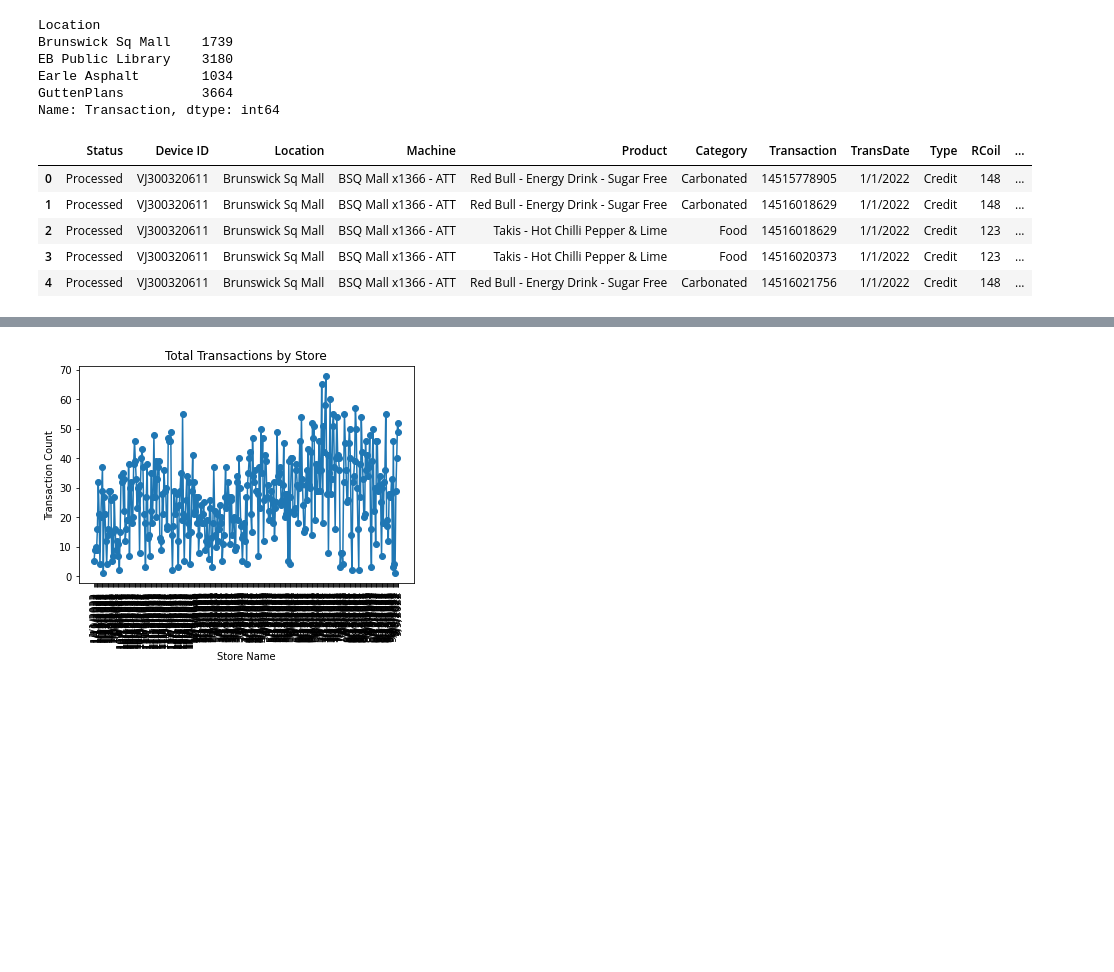
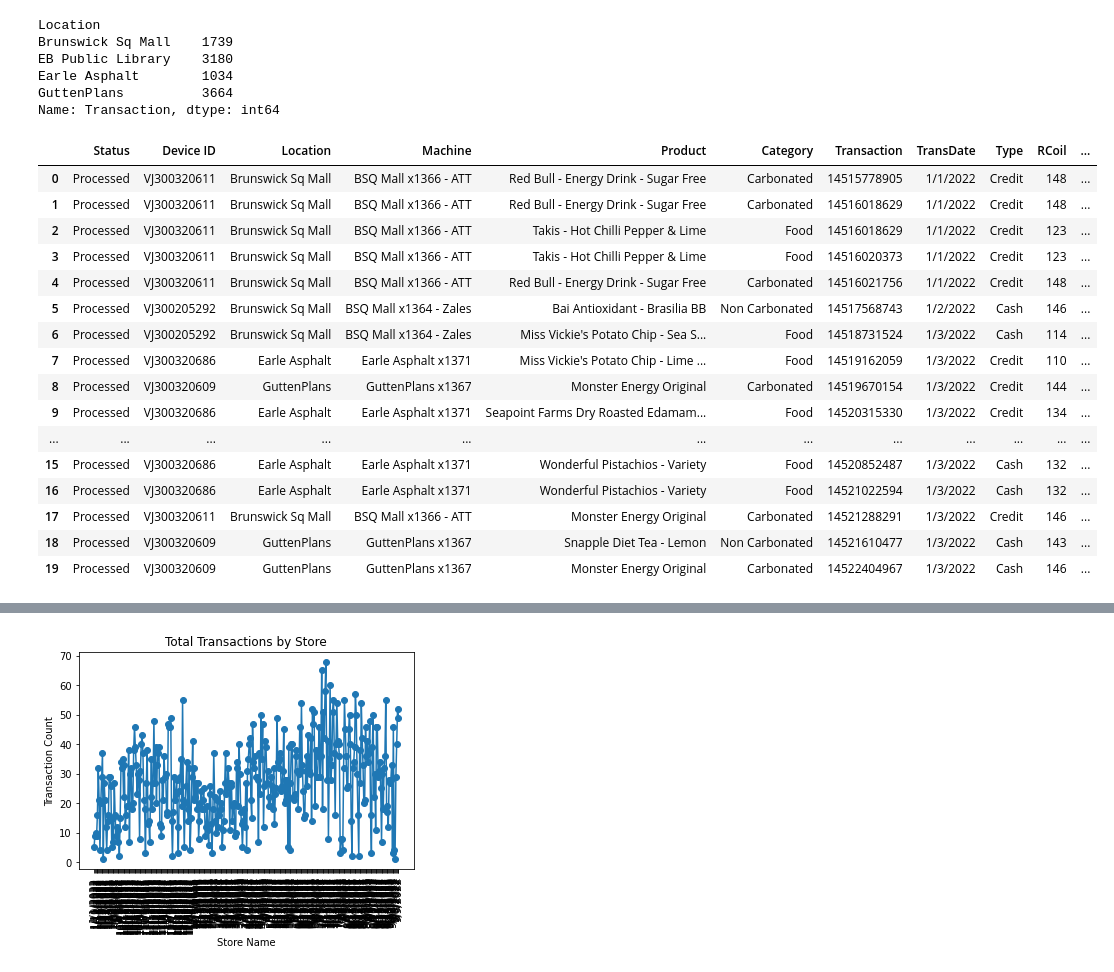
Before and after one commit to tomweinandy/AIinPowerBI, a Jupyter notebook: clean_vending_data.ipynb, the cells around one changed output, grey strips where cells are left out. Cells and saved outputs as stored; diff of their text form; code cells hidden in the pictures; blank space fills up the shorter version.

```diff
--- a/clean_vending_data.ipynb
+++ b/clean_vending_data.ipynb
@@ -3,4 +8,4 @@ import pandas as pd
 import matplotlib.pyplot as plt
 
 # Read the CSV file
-data = pd.read_csv('vend.csv')
+data = pd.read_csv('vend.csv').dropna()
@@ -14,11 +39,22 @@ Earle Asphalt        1034
 GuttenPlans          3664
 Name: Transaction, dtype: int64
 # %%
-data.head()
+data.head(20)
 # %% [output]
 |  | Status | Device ID | Location | Machine | Product | Category | Transaction | TransDate | Type | RCoil | ... |
 | 0 | Processed | VJ300320611 | Brunswick Sq Mall | BSQ Mall x1366 - ATT | Red Bull - Energy Drink - Sugar Free | Carbonated | 14515778905 | 1/1/2022 | Credit | 148 | ... |
 | 1 | Processed | VJ300320611 | Brunswick Sq Mall | BSQ Mall x1366 - ATT | Red Bull - Energy Drink - Sugar Free | Carbonated | 14516018629 | 1/1/2022 | Credit | 148 | ... |
 | 2 | Processed | VJ300320611 | Brunswick Sq Mall | BSQ Mall x1366 - ATT | Takis - Hot Chilli Pepper & Lime | Food | 14516018629 | 1/1/2022 | Credit | 123 | ... |
 | 3 | Processed | VJ300320611 | Brunswick Sq Mall | BSQ Mall x1366 - ATT | Takis - Hot Chilli Pepper & Lime | Food | 14516020373 | 1/1/2022 | Credit | 123 | ... |
 | 4 | Processed | VJ300320611 | Brunswick Sq Mall | BSQ Mall x1366 - ATT | Red Bull - Energy Drink - Sugar Free | Carbonated | 14516021756 | 1/1/2022 | Credit | 148 | ... |
+| 5 | Processed | VJ300205292 | Brunswick Sq Mall | BSQ Mall x1364 - Zales | Bai Antioxidant - Brasilia BB | Non Carbonated | 14517568743 | 1/2/2022 | Cash | 146 | ... |
+| 6 | Processed | VJ300205292 | Brunswick Sq Mall | BSQ Mall x1364 - Zales | Miss Vickie's Potato Chip - Sea S... | Food | 14518731524 | 1/3/2022 | Cash | 114 | ... |
+| 7 | Processed | VJ300320686 | Earle Asphalt | Earle Asphalt x1371 | Miss Vickie's Potato Chip - Lime ... | Food | 14519162059 | 1/3/2022 | Credit | 110 | ... |
+| 8 | Processed | VJ300320609 | GuttenPlans | GuttenPlans x1367 | Monster Energy Original | Carbonated | 14519670154 | 1/3/2022 | Credit | 144 | ... |
+| 9 | Processed | VJ300320686 | Earle Asphalt | Earle Asphalt x1371 | Seapoint Farms Dry Roasted Edamam... | Food | 14520315330 | 1/3/2022 | Credit | 134 | ... |
+| ... | ... | ... | ... | ... | ... | ... | ... | ... | ... | ... | ... |
+| 15 | Processed | VJ300320686 | Earle Asphalt | Earle Asphalt x1371 | Wonderful Pistachios - Variety | Food | 14520852487 | 1/3/2022 | Cash | 132 | ... |
+| 16 | Processed | VJ300320686 | Earle Asphalt | Earle Asphalt x1371 | Wonderful Pistachios - Variety | Food | 14521022594 | 1/3/2022 | Cash | 132 | ... |
+| 17 | Processed | VJ300320611 | Brunswick Sq Mall | BSQ Mall x1366 - ATT | Monster Energy Original | Carbonated | 14521288291 | 1/3/2022 | Credit | 146 | ... |
+| 18 | Processed | VJ300320609 | GuttenPlans | GuttenPlans x1367 | Snapple Diet Tea - Lemon | Non Carbonated | 14521610477 | 1/3/2022 | Cash | 143 | ... |
+| 19 | Processed | VJ300320609 | GuttenPlans | GuttenPlans x1367 | Monster Energy Original | Carbonated | 14522404967 | 1/3/2022 | Cash | 146 | ... |
```
Also changed, not shown: parts of 3 cells of this notebook.
